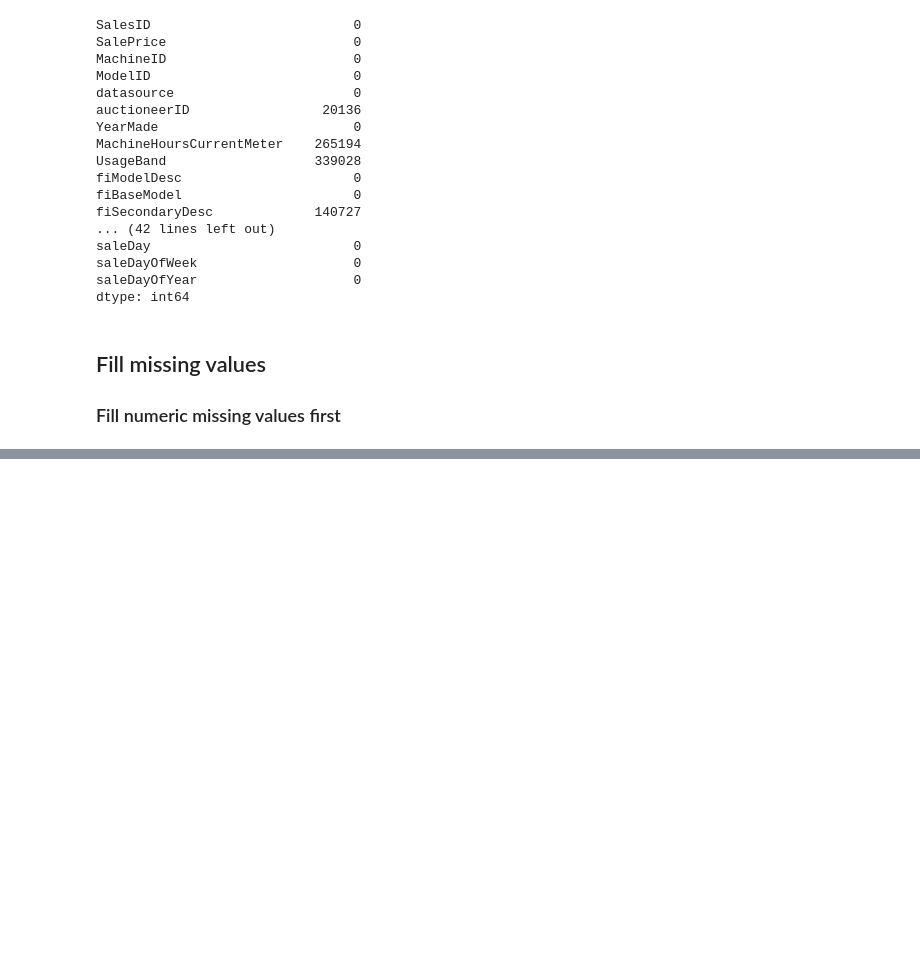
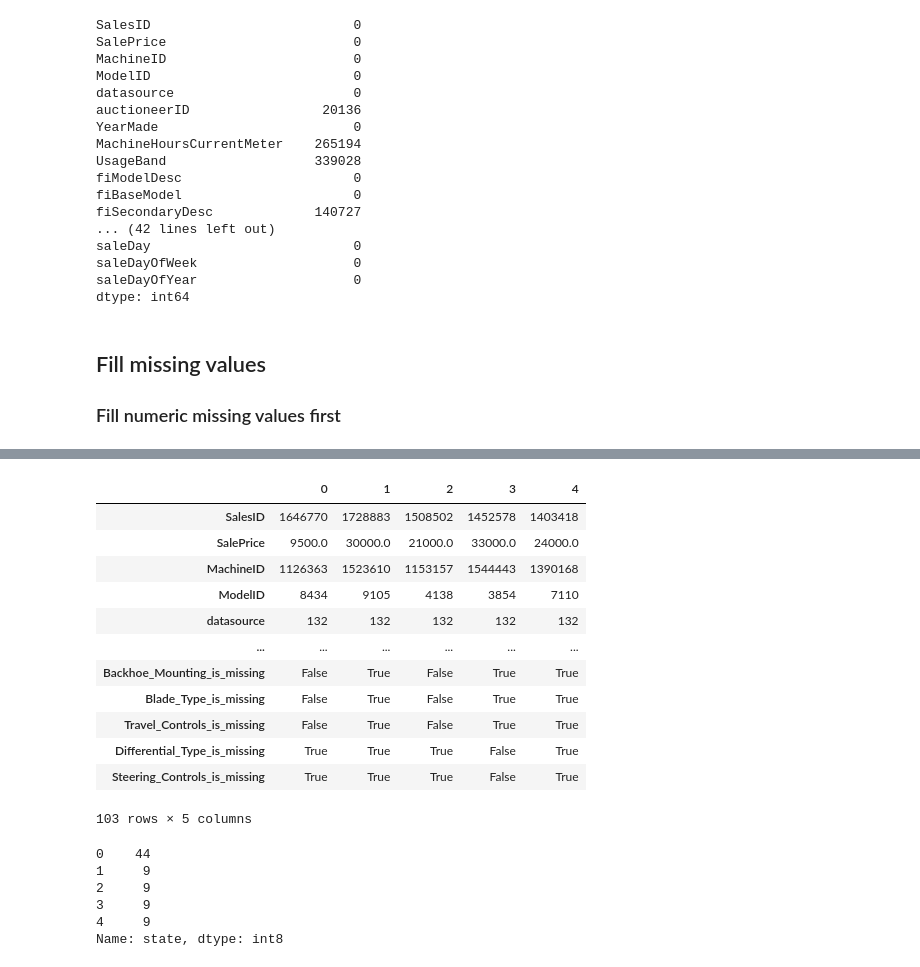
Before and after one commit to AnushkJain2201/buldozer-price-prediction-project, a Jupyter notebook: bulldozer-price-prediction-project.ipynb, the cells around one changed output, grey strips where cells are left out. Saved outputs shown, nothing was run; the diff lists cells and outputs as text; code cells hidden in the pictures; blank space fills up the shorter version.

```diff
--- a/bulldozer-price-prediction-project.ipynb
+++ b/bulldozer-price-prediction-project.ipynb
@@ -508,0 +580,6 @@ dtype: int64
+# %%
+# Check if still there are some numeric null values
+for label, content in df_tmp.items():
+    if pd.api.types.is_numeric_dtype(content):
+        if(pd.isnull(content).sum()):
+            print(label)
@@ -508,0 +615,5 @@ dtype: int64
+# %%
+# Check for columns which aren't numeric
+for label, content in df_tmp.items():
+    if not pd.api.types.is_numeric_dtype(content):
+        print(label)
@@ -508,0 +638,33 @@ dtype: int64
+# %%
+# Turn categorical variables into numbers and fill missing
+for label, content in df_tmp.items():
+    if not pd.api.types.is_numeric_dtype(content):
+        # Add a binary column to indicate whether it has missing values or not
+        df_tmp[label + "_is_missing"] = pd.isnull(content)
+        # Turn categories into numbers and add 1
+        df_tmp[label] = pd.Categorical(content).codes + 1
+# %%
+df_tmp.head().T
+# %% [output]
+|  | 0 | 1 | 2 | 3 | 4 |
+| SalesID | 1646770 | 1728883 | 1508502 | 1452578 | 1403418 |
+| SalePrice | 9500.0 | 30000.0 | 21000.0 | 33000.0 | 24000.0 |
+| MachineID | 1126363 | 1523610 | 1153157 | 1544443 | 1390168 |
+| ModelID | 8434 | 9105 | 4138 | 3854 | 7110 |
+| datasource | 132 | 132 | 132 | 132 | 132 |
+| ... | ... | ... | ... | ... | ... |
+| Backhoe_Mounting_is_missing | False | True | False | True | True |
+| Blade_Type_is_missing | False | True | False | True | True |
+| Travel_Controls_is_missing | False | True | False | True | True |
+| Differential_Type_is_missing | True | True | True | False | True |
+| Steering_Controls_is_missing | True | True | True | False | True |
+103 rows × 5 columns
+# %%
+df_tmp.state.head()
+# %% [output]
+0    44
+1     9
+2     9
+3     9
+4     9
+Name: state, dtype: int8
```
Also changed, not shown: parts of 12 cells of this notebook.
